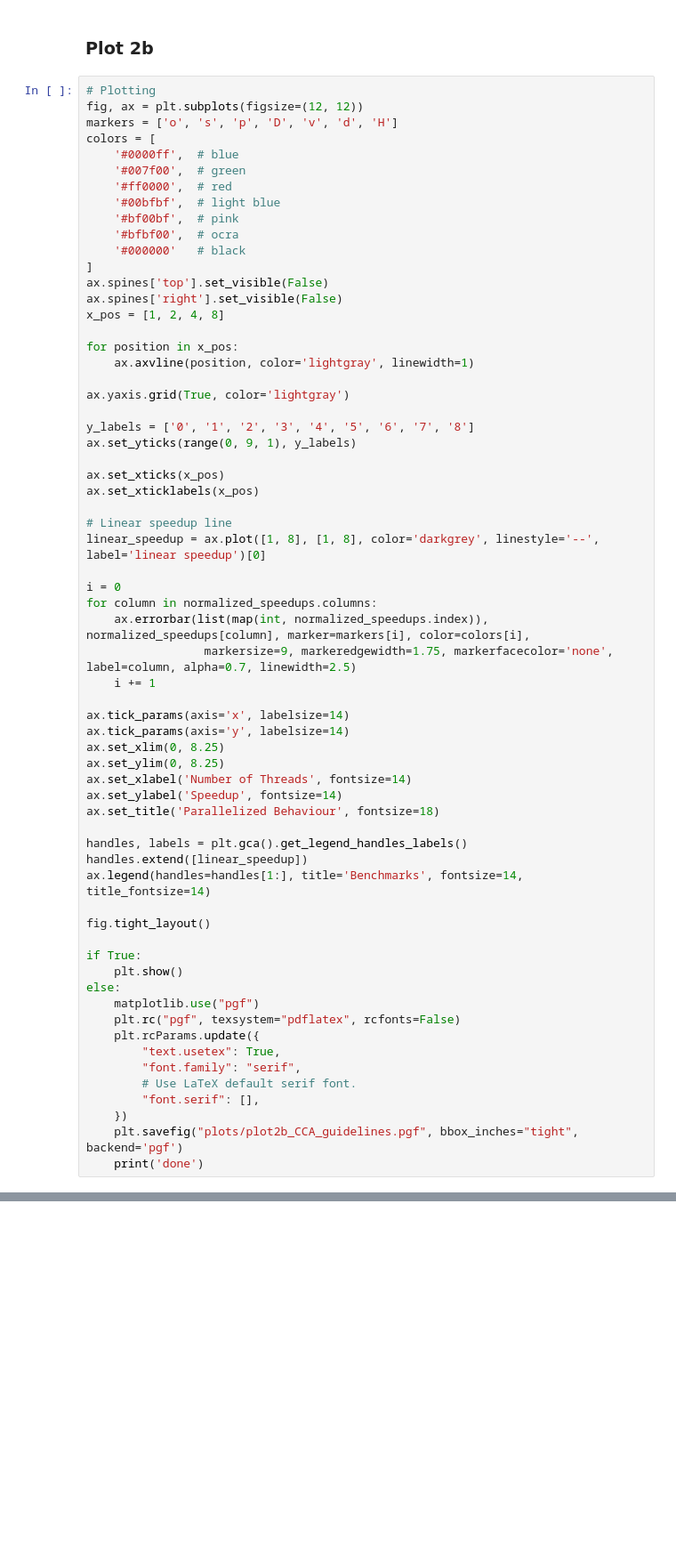
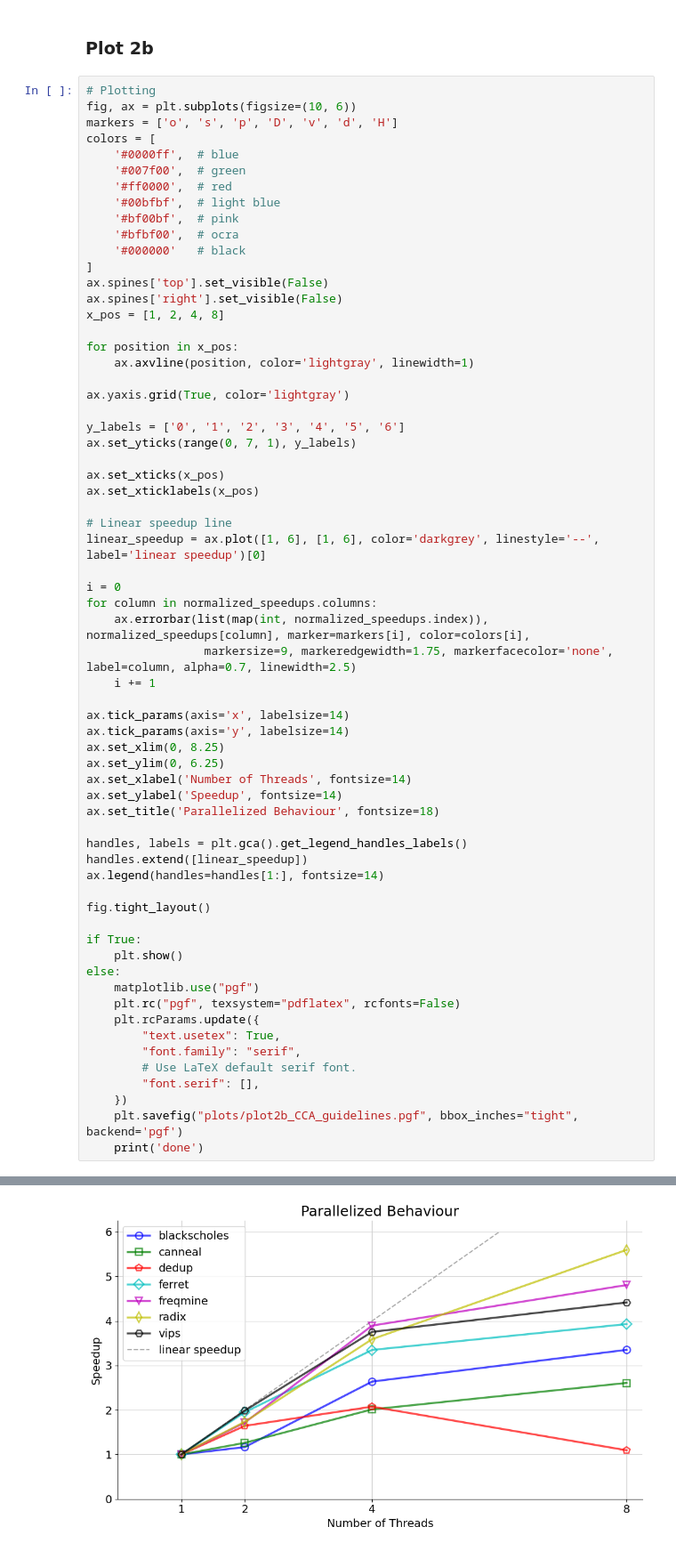
Before and after one commit to czanoli/ETH-Cloud-Computing-Architectures-2024, a Jupyter notebook: part2b/plots.ipynb, the cells around one changed output, grey strips where cells are left out. Shown: that part at 89% size. Drawn from its saved outputs; the diff is of its cells as text; blank space fills up the shorter version.

Commit message:
minor changes to plot2b aesthetic

```diff
--- a/part2b/plots.ipynb
+++ b/part2b/plots.ipynb
@@ -45,7 +45,7 @@ normalized_speedups
 ### Plot 2b
 # %%
 # Plotting
-fig, ax = plt.subplots(figsize=(12, 12))
+fig, ax = plt.subplots(figsize=(10, 6))
 markers = ['o', 's', 'p', 'D', 'v', 'd', 'H']
 colors = [
     '#0000ff',  # blue
@@ -65,14 +65,14 @@ for position in x_pos:
 
 ax.yaxis.grid(True, color='lightgray')
 
-y_labels = ['0', '1', '2', '3', '4', '5', '6', '7', '8']
-ax.set_yticks(range(0, 9, 1), y_labels)
+y_labels = ['0', '1', '2', '3', '4', '5', '6']
+ax.set_yticks(range(0, 7, 1), y_labels)
 
 ax.set_xticks(x_pos)
 ax.set_xticklabels(x_pos)
 
 # Linear speedup line
-linear_speedup = ax.plot([1, 8], [1, 8], color='darkgrey', linestyle='--', label='linear speedup')[0]
+linear_speedup = ax.plot([1, 6], [1, 6], color='darkgrey', linestyle='--', label='linear speedup')[0]
 
 i = 0
 for column in normalized_speedups.columns:
@@ -83,14 +83,14 @@ for column in normalized_speedups.columns:
 ax.tick_params(axis='x', labelsize=14)
 ax.tick_params(axis='y', labelsize=14)
 ax.set_xlim(0, 8.25)
-ax.set_ylim(0, 8.25)
+ax.set_ylim(0, 6.25)
 ax.set_xlabel('Number of Threads', fontsize=14)
 ax.set_ylabel('Speedup', fontsize=14)
 ax.set_title('Parallelized Behaviour', fontsize=18)
 
 handles, labels = plt.gca().get_legend_handles_labels()
 handles.extend([linear_speedup])
-ax.legend(handles=handles[1:], title='Benchmarks', fontsize=14, title_fontsize=14)
+ax.legend(handles=handles[1:], fontsize=14)
 
 fig.tight_layout()
 
@@ -111,0 +111 @@ done
+[figure, added]
```
Also changed, not shown: parts of 1 cell of this notebook.
